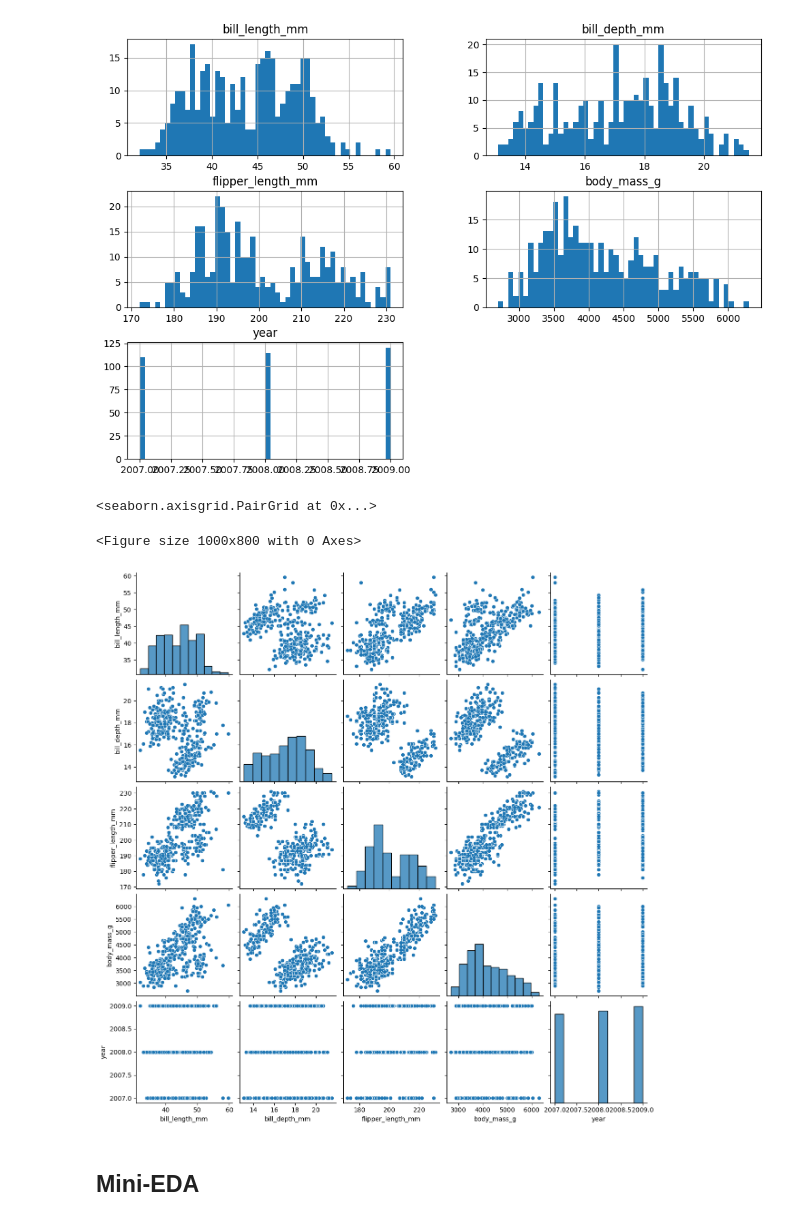
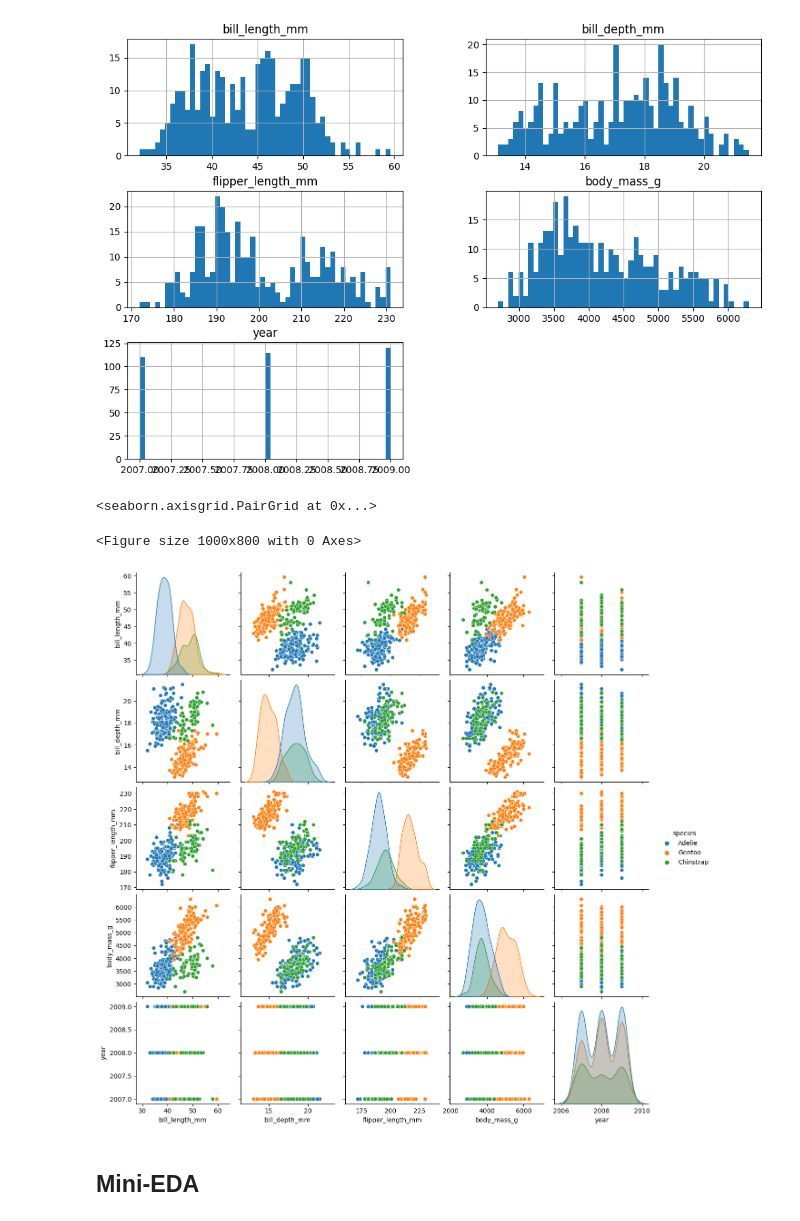
Before and after one commit to LauraGSanchz/DS_PT_09_2023, a Jupyter notebook: Machine_Learning/1-Supervisado/4-Ejercicio/ML_penguins.ipynb, the cells around one changed output. Cells and saved outputs as stored; diff of their text form; code cells hidden in the pictures.

```diff
--- a/Machine_Learning/1-Supervisado/4-Ejercicio/ML_penguins.ipynb
+++ b/Machine_Learning/1-Supervisado/4-Ejercicio/ML_penguins.ipynb
@@ -103,11 +105,11 @@ plt.show()
 # %%
 
 plt.figure(figsize=(10,8))
-sns.pairplot(df, kind='scatter')
+sns.pairplot(df, hue= 'species')
 # %% [output]
 <seaborn.axisgrid.PairGrid at 0x...>
 <Figure size 1000x800 with 0 Axes>
-[figure, old version]
+[figure, new version]
 # %% [markdown]
 ## Mini-EDA
 # %%
```
Also changed, not shown: parts of 34 cells of this notebook, 4 other files.
